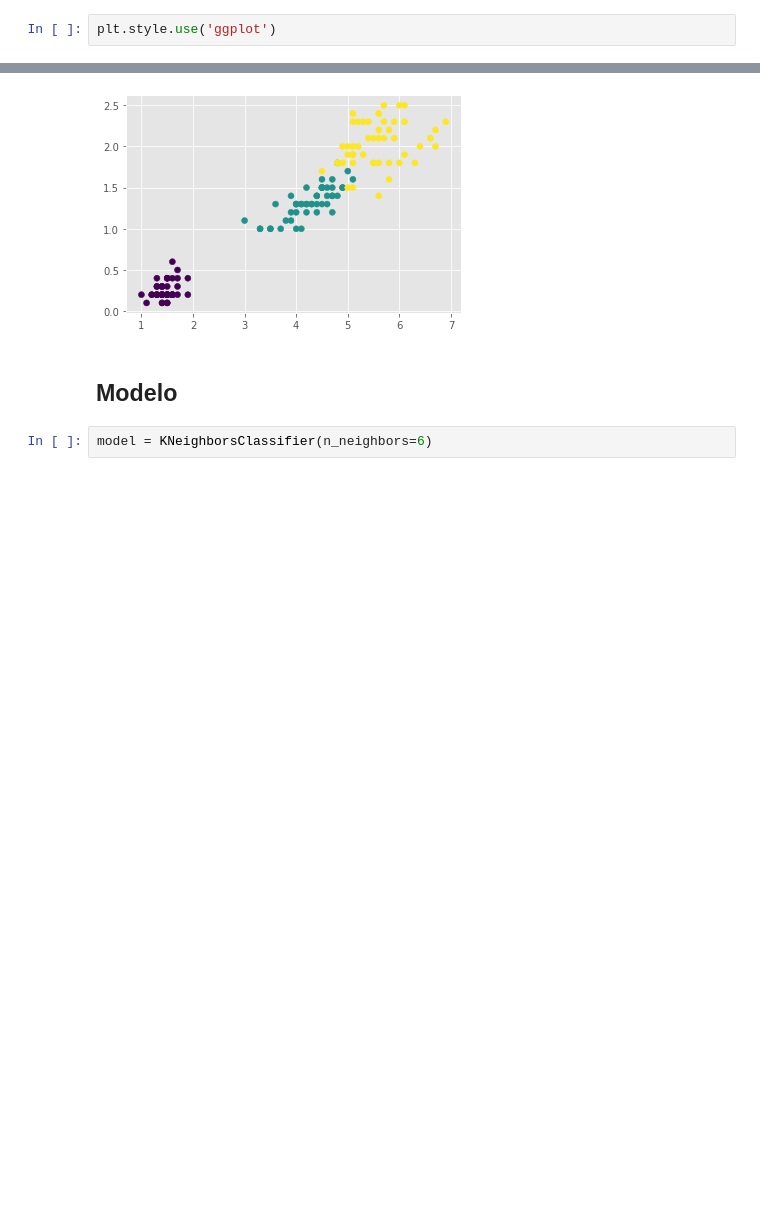
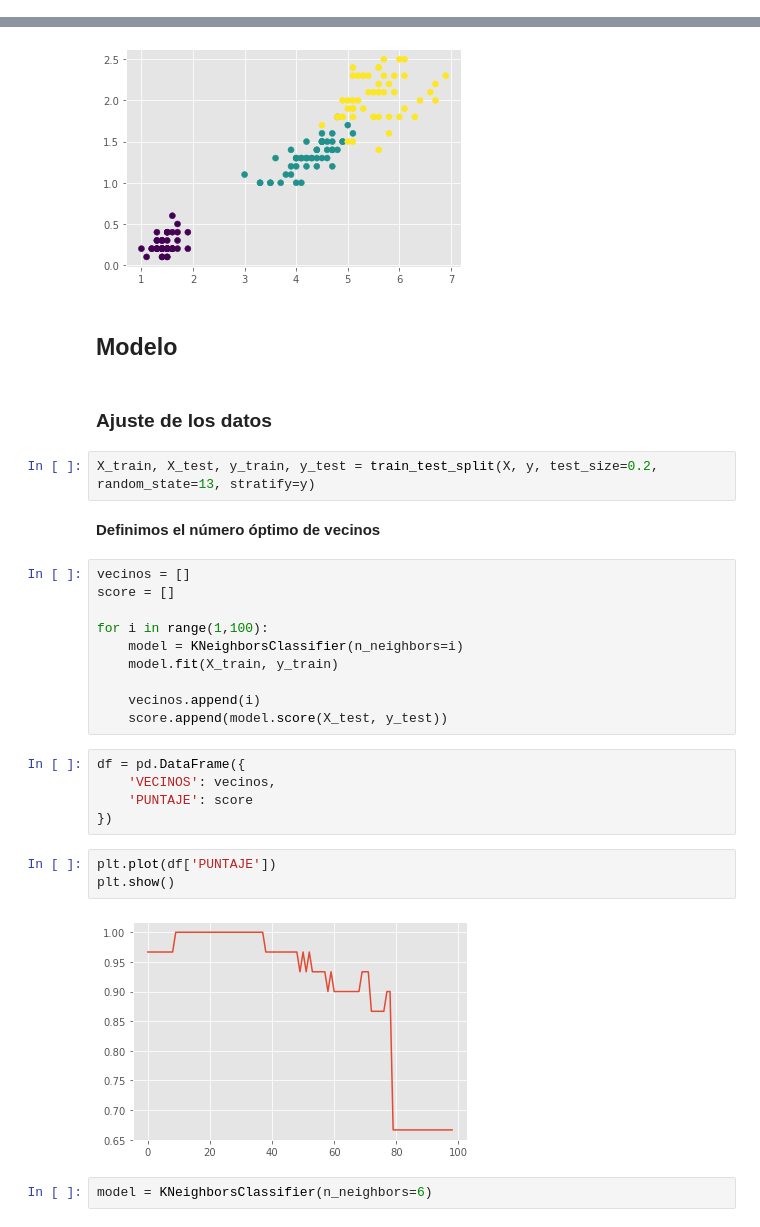
Before and after one commit to JuanFeA98/DataCamp, a Jupyter notebook: Supervised learning with Scikit-learn/Clasificación.ipynb, the cells around one changed output, grey strips where cells are left out. Cells and saved outputs as stored; diff of their text form; blank space fills up the shorter version.

Commit message:
Clasificación (K-Neighbors)

```diff
--- a/Supervised learning with Scikit-learn/Clasificación.ipynb
+++ b/Supervised learning with Scikit-learn/Clasificación.ipynb
@@ -7,7 +7,5 @@ import matplotlib.pyplot as plt
 import numpy as np
 # %%
 from sklearn import datasets
-# %%
-plt.style.use('ggplot')
 # %%
 from sklearn.neighbors import KNeighborsClassifier
@@ -43,6 +43,32 @@ plt.show()
 [figure]
 # %% [markdown]
 ## Modelo
+# %% [markdown]
+### Ajuste de los datos
+# %%
+X_train, X_test, y_train, y_test = train_test_split(X, y, test_size=0.2, random_state=13, stratify=y)
+# %% [markdown]
+**Definimos el número óptimo de vecinos**
+# %%
+vecinos = []
+score = []
+
+for i in range(1,100):
+    model = KNeighborsClassifier(n_neighbors=i)
+    model.fit(X_train, y_train)
+
+    vecinos.append(i)
+    score.append(model.score(X_test, y_test))
+# %%
+df = pd.DataFrame({
+    'VECINOS': vecinos,
+    'PUNTAJE': score
+})
+# %%
+plt.plot(df['PUNTAJE'])
+plt.show()
+# %% [output]
+[figure, added]
 # %%
 model = KNeighborsClassifier(n_neighbors=6)
 # %%
```
Also changed, not shown: parts of 5 cells of this notebook.
